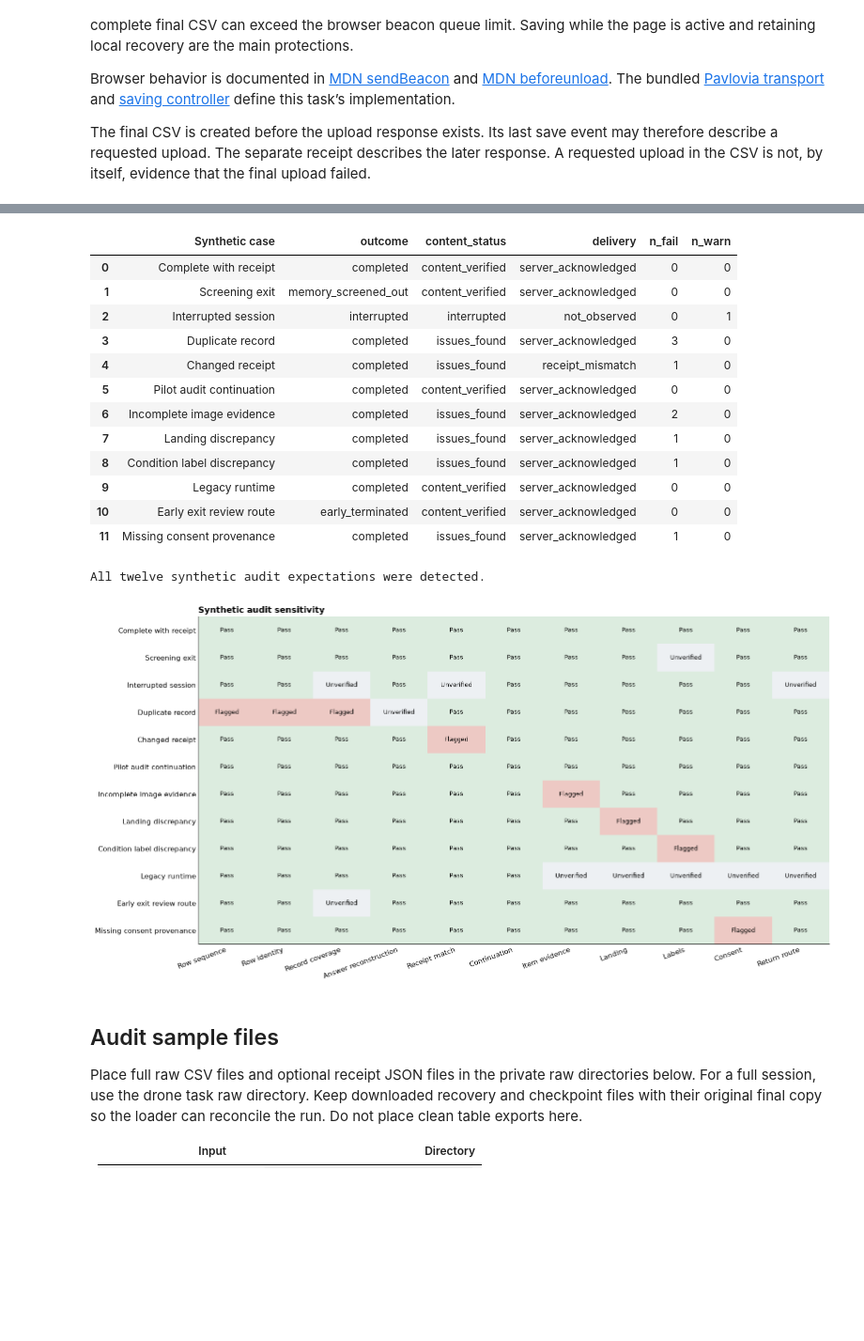
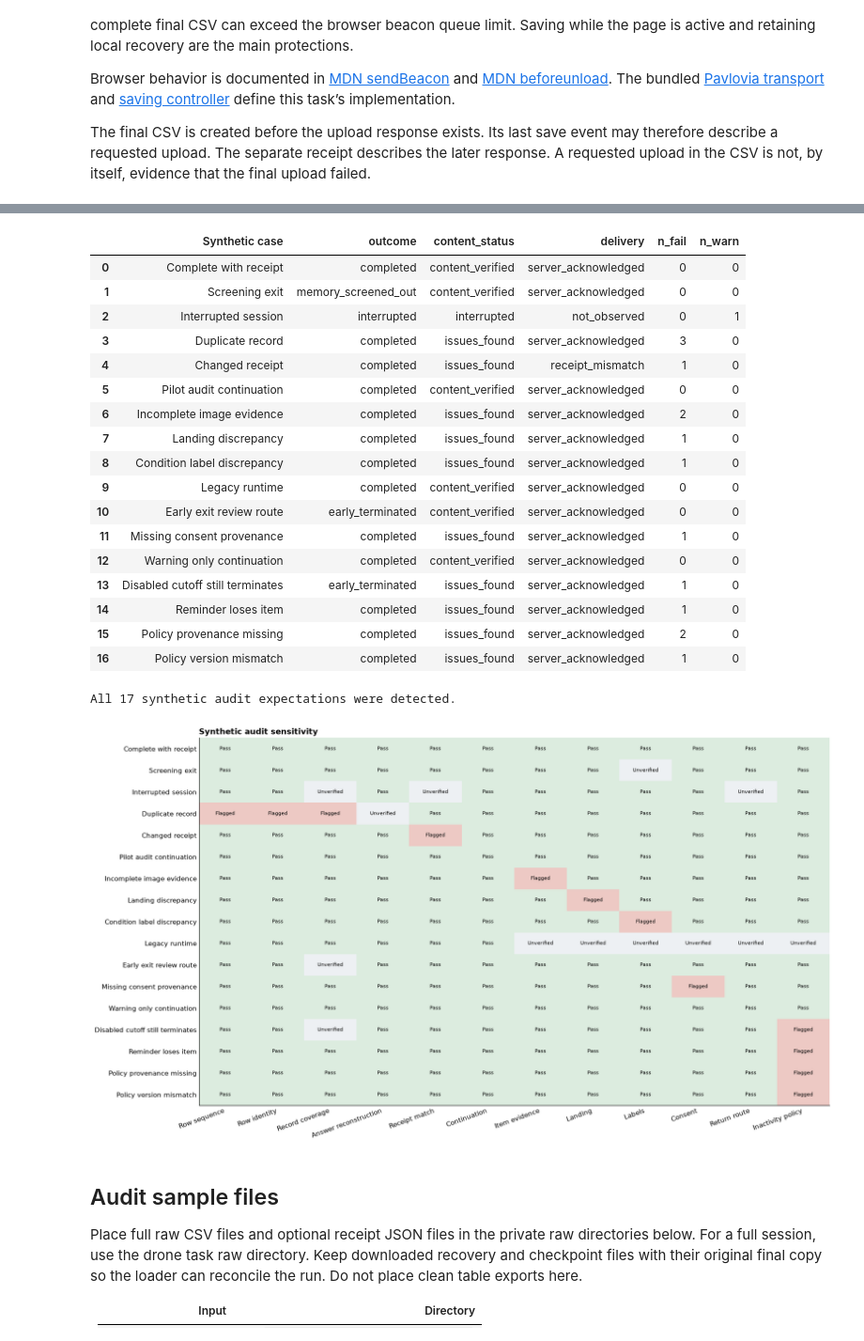
Before and after one commit to beaverjuly/DroneTask, a Jupyter notebook: design_checks/notebooks/07_data_saving.ipynb, the cells around one changed output, grey strips where cells are left out. Shown at 94% size. Saved outputs shown, nothing was run; the diff lists cells and outputs as text; code cells hidden in the pictures; blank space fills up the shorter version.

Commit message:
Keep pilot running through inactivity with recorded reminders

```diff
--- a/design_checks/notebooks/07_data_saving.ipynb
+++ b/design_checks/notebooks/07_data_saving.ipynb
@@ -259,10 +288,13 @@ with tempfile.TemporaryDirectory(prefix='drone_audit_examples_') as directory:
     assert statuses['Pilot audit continuation'] == 'content_verified'
     assert statuses['Legacy runtime'] == 'content_verified'
     assert statuses['Early exit review route'] == 'content_verified'
-    for case in ['Incomplete image evidence','Landing discrepancy','Condition label discrepancy','Missing consent provenance']:
+    assert statuses['Warning only continuation'] == 'content_verified'
+    for case in ['Incomplete image evidence','Landing discrepancy','Condition label discrepancy','Missing consent provenance',
+                 'Disabled cutoff still terminates','Reminder loses item','Policy provenance missing',
+                 'Policy version mismatch']:
         assert statuses[case] == 'issues_found'
     assert synthetic_summary.set_index('Synthetic case').loc['Changed receipt','delivery'] == 'receipt_mismatch'
-print('All twelve synthetic audit expectations were detected.')
+print(f'All {len(generated)} synthetic audit expectations were detected.')
 # %% [output]
 |  | Synthetic case | outcome | content_status | delivery | n_fail | n_warn |
 | 0 | Complete with receipt | completed | content_verified | server_acknowledged | 0 | 0 |
@@ -277,38 +309,47 @@ print('All twelve synthetic audit expectations were detected.')
 | 9 | Legacy runtime | completed | content_verified | server_acknowledged | 0 | 0 |
 | 10 | Early exit review route | early_terminated | content_verified | server_acknowledged | 0 | 0 |
 | 11 | Missing consent provenance | completed | issues_found | server_acknowledged | 1 | 0 |
+| 12 | Warning only continuation | completed | content_verified | server_acknowledged | 0 | 0 |
+| 13 | Disabled cutoff still terminates | early_terminated | issues_found | server_acknowledged | 1 | 0 |
+| 14 | Reminder loses item | completed | issues_found | server_acknowledged | 1 | 0 |
+| 15 | Policy provenance missing | completed | issues_found | server_acknowledged | 2 | 0 |
+| 16 | Policy version mismatch | completed | issues_found | server_acknowledged | 1 | 0 |
-All twelve synthetic audit expectations were detected.
+All 17 synthetic audit expectations were detected.
 # %%
 groups = {
  'Row sequence': ['Row sequence complete and ordered'],
  'Row identity': ['Row identifiers unique'],
  'Record coverage': [name for name in SYNTHETIC['checks'].check.unique() if name.startswith('Record count')],
  'Answer reconstruction': ['Screen answer keys reconstruct','Screen criterion agrees'],
  'Receipt match': ['Receipt matches exact snapshot'],
  'Continuation': ['Screen continuation agrees','Production does not bypass screening'],
  'Item evidence': ['Item exposure telemetry','Successful image states have evidence','Fallback states have provenance','Unshown states do not claim exposure','Memory item exposure telemetry','Memory item states have evidence','Memory slot identities match saved encoding order'],
  'Landing': ['Rendered scored landing agreement'],
  'Labels': ['Saved trial labels match canonical design','High and low labels match empirical geometry'],
  'Consent': ['Consent provenance available'],
  'Return route': ['Terminal return route provenance'],
+ 'Inactivity policy': ['Inactivity policy provenance','Inactivity policy matches source',
+                       'Disabled inactivity cutoff respected','Inactivity warning records readable',
+                       'Encoding inactivity policy consistent','Inactivity counters valid',
+                       'Reminders preserve assigned encoding'],
 }
 rank={'pass':0,'unverified':1,'warn':2,'fail':3}
 matrix=[]
 for session in case_names.session:
     selected=SYNTHETIC['checks'].loc[SYNTHETIC['checks'].session.eq(session)]
     matrix.append([max([rank[v] for v in selected.loc[selected.check.isin(names),'status']], default=1) for names in groups.values()])
 from matplotlib.colors import ListedColormap
-fig,ax=plt.subplots(figsize=(16,8.3))
+fig,ax=plt.subplots(figsize=(17,max(8.3,len(case_names)*.48+1.5)))
 ax.imshow(matrix,cmap=ListedColormap(['#dcecdf','#edf0f3','#f6e4c3','#edc9c4']),vmin=-.5,vmax=3.5,aspect='auto')
 labels=['Pass','Unverified','Warning','Flagged']
 for y,row in enumerate(matrix):
- for x,v in enumerate(row):ax.text(x,y,labels[v],ha='center',va='center',fontsize=9)
+ for x,v in enumerate(row):ax.text(x,y,labels[v],ha='center',va='center',fontsize=8)
 ax.set_yticks(range(len(case_names)),case_names['Synthetic case'])
 ax.set_xticks(range(len(groups)),list(groups),rotation=20,ha='right')
 ax.set_title('Synthetic audit sensitivity',loc='left',fontweight='bold')
 ax.tick_params(length=0);fig.tight_layout();fig.savefig(FIGURES/'03_synthetic_audit.png',dpi=180,bbox_inches='tight');plt.show()
 # %% [output]
-[figure, old version]
+[figure, new version]
 # %% [markdown]
 ## Audit sample files
 
```
Also changed, not shown: parts of 5 cells of this notebook, 15 other files.
